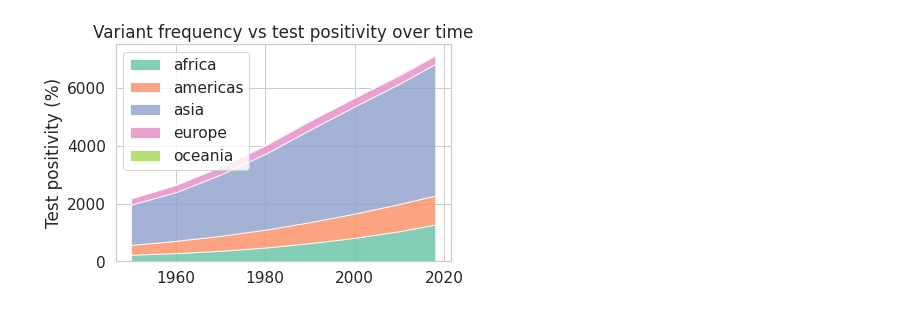
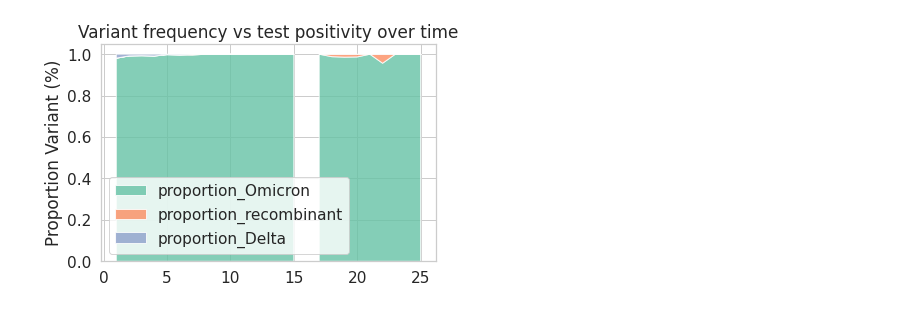
Before and after one commit to NCBI-Codeathons/beyond-phylogenies-team2, a Jupyter notebook: variant_freqs_vs_continuous_metrics.ipynb, the cells around one changed output. Saved outputs shown, nothing was run; the diff lists cells and outputs as text; code cells hidden in the pictures.

Commit message:
variant proportion graph

```diff
--- a/variant_freqs_vs_continuous_metrics.ipynb
+++ b/variant_freqs_vs_continuous_metrics.ipynb
@@ -6,3 +32,11 @@ from matplotlib import pyplot as plt
 import seaborn as sns
 
 sns.set(style='whitegrid', font_scale=1.4, palette='Set2')
+# %%
+variants_df = pd.read_csv('data/transformed_clades.csv',header=0)
+variants_df['total_sequences'] = variants_df.iloc[:,[1,2,3]].sum(axis=1)
+for col in list(variants_df):
+    if col != 'week' and col != 'total_sequences':
+        col_name = 'proportion_' + col
+        variants_df[col_name] = variants_df[col] / variants_df['total_sequences']
+variants_df.head(20)
@@ -9,24 +72,21 @@ sns.set(style='whitegrid', font_scale=1.4, palette='Set2')
 # %%
 # load in data frame that includes test positivity data over time + relative frequency of clades over time, binned by week
-year = [1950, 1960, 1970, 1980, 1990, 2000, 2010, 2018]
-population_by_continent = {
-    'africa': [228, 284, 365, 477, 631, 814, 1044, 1275],
-    'americas': [340, 425, 519, 619, 727, 840, 943, 1006],
-    'asia': [1394, 1686, 2120, 2625, 3202, 3714, 4169, 4560],
-    'europe': [220, 253, 276, 295, 310, 303, 294, 293],
-    'oceania': [12, 15, 19, 22, 26, 31, 36, 39],
-}
+week = variants_df['week']
+variants_dict = {}
+for col in list(variants_df):
+    if 'proportion' in col:
+        variants_dict[col] = variants_df[col].tolist()
 # %%
 fig, ax = plt.subplots(figsize=(6,4))
 ## feed in binned dates (weekly) in place of 'year'
-ax.stackplot(year, population_by_continent.values(),
-             labels=population_by_continent.keys(), alpha=0.8)
-ax.legend(loc='upper left')
+ax.stackplot(week, variants_dict.values(),
+             labels=variants_dict.keys(), alpha=0.8)
+ax.legend(loc='lower left')
 ax.set_title('Variant frequency vs test positivity over time')
-ax.set_ylabel('Test positivity (%)')
+ax.set_ylabel('Proportion Variant (%)')
 
 plt.show()
 # %% [output]
-[figure, old version]
+[figure, new version]
 # %%
 ## idea: use `baseline` to make it a stream graph wrt number of total tests per week?
```
Also changed, not shown: parts of 4 cells of this notebook.
